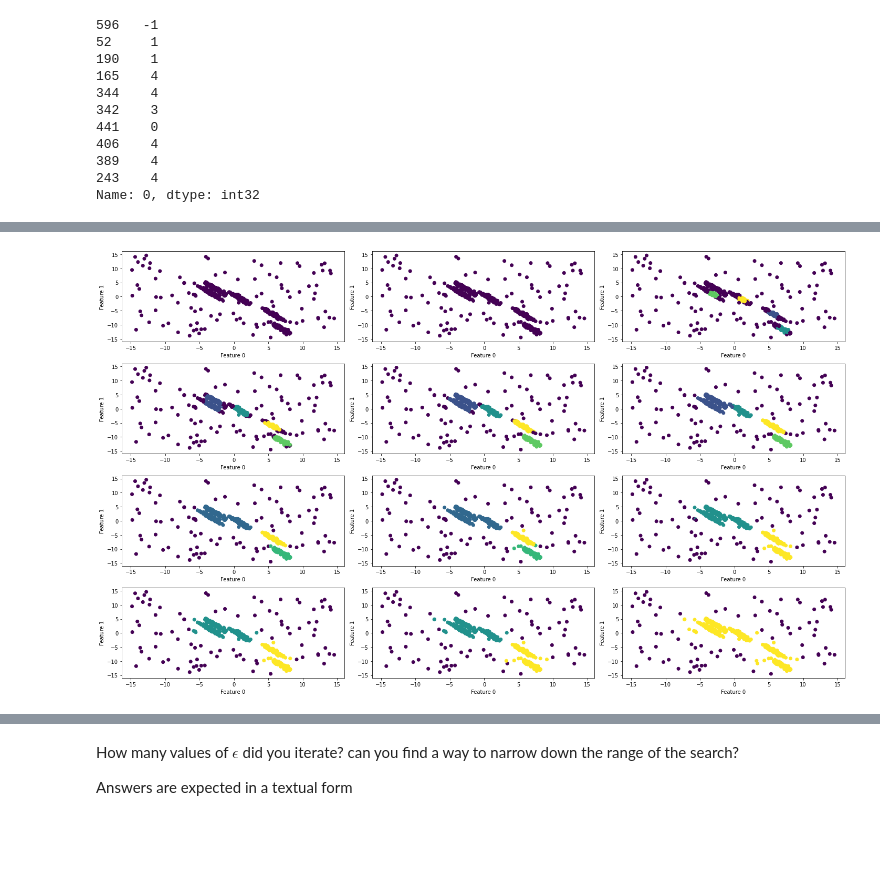
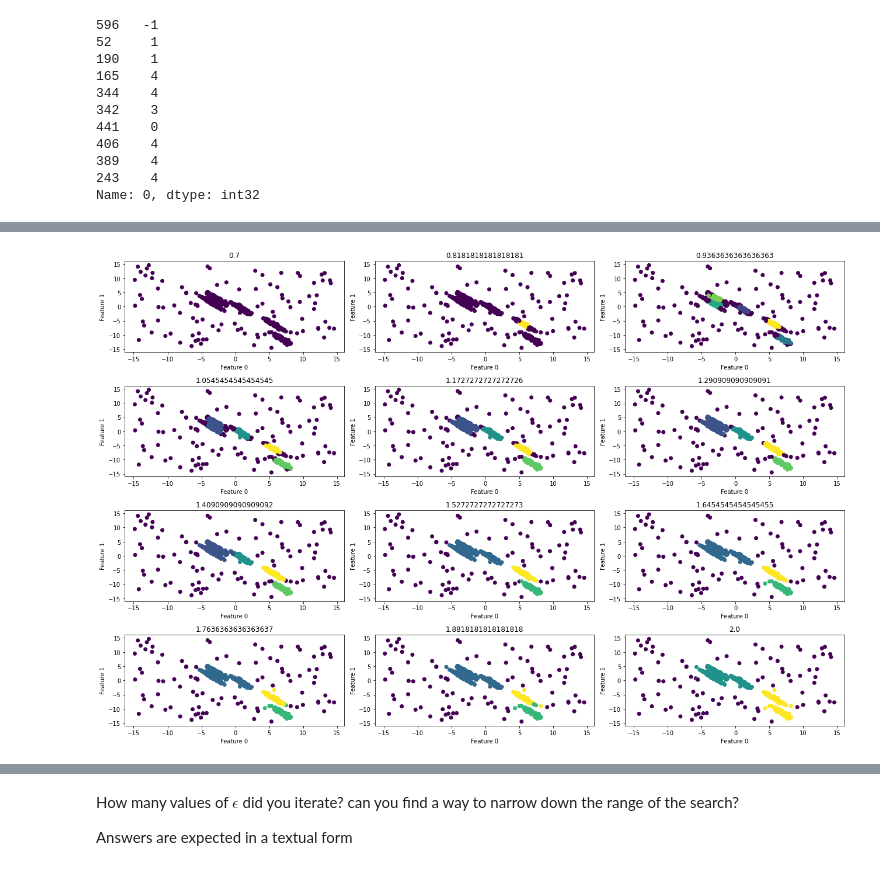
Before and after one commit to Shuaf98/y-data, a Jupyter notebook: ydata_unsupervised_learning/lecture2_advanced_clustering/HW2_Shua_hier_and_dbscan.ipynb, the cells around one changed output, grey strips where cells are left out. Drawn from its saved outputs; the diff is of its cells as text; code cells hidden in the pictures; blank space fills up the shorter version.

Commit message:
'added learning curve plot, and MISC OOP'

```diff
--- a/ydata_unsupervised_learning/lecture2_advanced_clustering/HW2_Shua_hier_and_dbscan.ipynb
+++ b/ydata_unsupervised_learning/lecture2_advanced_clustering/HW2_Shua_hier_and_dbscan.ipynb
@@ -423,0 +434,13 @@ Name: 0, dtype: int32
+# %%
+from sklearn.metrics import adjusted_rand_score
+minPts = 50
+
+scores = []
+eps_range = np.linspace(0.1, 2, 50)
+for eps in eps_range:
+    clustering = DBSCAN(eps = eps, min_samples=minPts)
+    pred =clustering.fit_predict(X)
+    scores.append(adjusted_rand_score(y.iloc[labeled_samples,0], pred[labeled_samples]))
+plt.plot(eps_range, scores)
+print(np.max(scores))
+print(eps_range[np.argmax(scores)])
@@ -423,0 +451,8 @@ Name: 0, dtype: int32
+# %%
+fig = plt.figure(figsize=(12,4))
+
+clustering = DBSCAN(eps = eps_range[np.argmax(scores)], min_samples=minPts)
+plt.scatter(X.values[:, 0], X.values[:, 1], c=clustering.fit(X).labels_)
+plt.title(eps)
+plt.xlabel("Feature 0")
+plt.ylabel("Feature 1")
@@ -424,19 +462,17 @@ Name: 0, dtype: int32
 # %%
-# minPts are given and are not required to be estimated.
-# Yet, in the cells after completing the task feel free to play with it and get better result if you can!
-from sklearn.cluster import DBSCAN
 minPts = 50
-eps_range = np.linspace(0.5,2.5, 12)
+eps_range = np.linspace(0.7,2, 12)
 
 # fig = plt.figure(figsize=(12,6))
-fig = plt.figure(figsize=(20,12))
+fig = plt.figure(figsize=(18,12))
 
 for i, eps in enumerate(eps_range):
     plt.subplot(4,3, i+1)
     clustering = DBSCAN(eps = eps, min_samples=minPts)
-    plt.scatter(X.values[:, 0], X.values[:, 1], c=clustering.fit_predict(X))
+    plt.scatter(X.values[:, 0], X.values[:, 1], c=clustering.fit(X).labels_)
+    plt.title(eps)
     plt.xlabel("Feature 0")
     plt.ylabel("Feature 1")
 plt.tight_layout()
 # %% [output]
-[figure, old version]
+[figure, new version]
```
Also changed, not shown: parts of 12 cells of this notebook, 6 other files.
